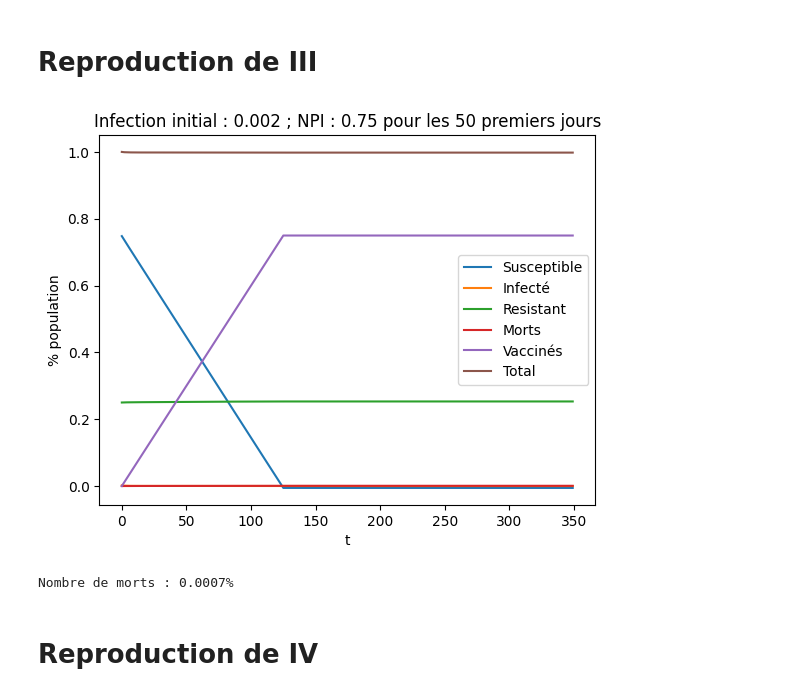
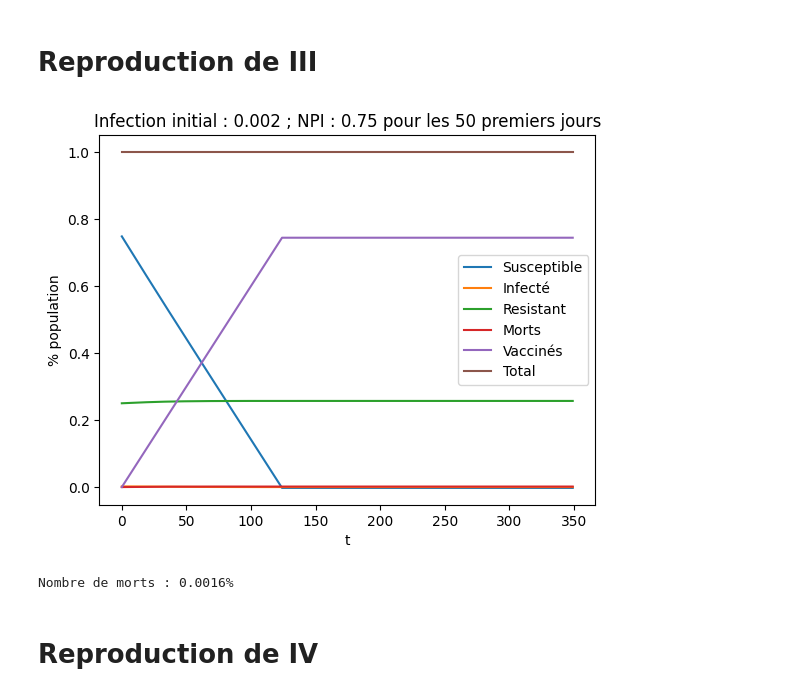
Before and after one commit to aaronmarciano/optimalcontrol, a Jupyter notebook: test.ipynb, the cells around one changed output. Drawn from its saved outputs; the diff is of its cells as text; code cells hidden in the pictures.

```diff
--- a/test.ipynb
+++ b/test.ipynb
@@ -26,6 +26,7 @@ for j in range(M):
         Xi[:, j, :, l] = C * max(Omega[l] - Omega[j], 0) / M
 
 T = 350 # durée de la simulation
+dt = 1
 pop = 10**6 # population totale
 h = 1 / pop
 
@@ -40,7 +41,7 @@ def psi(x):
         return -3 * (x**3)/(h**2) - 14 * (x**2) / h - 19 * x - 8 * h
 
 def Psi(X):
-    return np.array([psi(e) for e in X.reshape(X.size)]).reshape(X.shape)
+    return np.vectorize(psi)(X)
 # %%
 # Calcul des dérivées
 
@@ -65,27 +67,14 @@ def dD(I):
 # %%
 # Initialisation
 
-def n(t,S):
-    """Vaccination rate"""
-    if S>0:
-        return 0.006
-    else:
-        return 0
-
-def eta(t):
-    """intervention non pharmaceutique"""
-    if t<50:
-        return 0.75
-    else:
-        return 1
-
-I = np.zeros((N, M)) # matrice des infections initiale
-I[i0, j0] = 200 * 10**-5
-R = np.zeros((N, M)) # matrice des résistances initiale
-R[i0, j0] = 0.25
-
-S = 1 - np.sum(I) - np.sum(R)
-V = 0
-D = 0
+n = np.ones(T) * 0.006 # Taux de vaccination
+eta = np.concatenate(([0.75 for _ in range(50)], [1 for _ in range(T-50)])) # NPI
+I0 = np.zeros((N, M)) # matrice des infections initiale
+I0[i0, j0] = 200 * 10**-5
+R0 = np.zeros((N, M)) # matrice des résistances initiale
+R0[i0, j0] = 0.25
+S0 = 1 - np.sum(I0) - np.sum(R0)
+V0 = 0
+D0 = 0
 # %%
 # Simulation
@@ -117,23 +110,26 @@ for t in range(T):
 # %%
 # Résultats et Affichage
+S_l, I_l, R_l, V_l, D_l = simulation(S0, I0, R0, V0, D0, n, eta, 1, T)
+
+Is_l = [np.sum(I_l[t]) for t in range(int(T/dt))]
+Rs_l = [np.sum(R_l[t]) for t in range(int(T/dt))]
 
 plt.figure()
 plt.plot(S_l, label='Susceptible')
-plt.plot(I_l, label='Infecté')
-plt.plot(R_l, label='Resistant')
+plt.plot(Is_l, label='Infecté')
+plt.plot(Rs_l, label='Resistant')
 plt.plot(D_l, label='Morts')
 plt.plot(V_l, label='Vaccinés')
-plt.plot(S_l + I_l + R_l + D_l + V_l, label='Total')
+plt.plot(S_l + Is_l + Rs_l + D_l + V_l, label='Total')
 plt.xlabel('t')
-#plt.yscale('log')
 plt.ylabel('% population')
 plt.legend()
 plt.title(f"Infection initial : {200 * 10**-5} ; NPI : 0.75 pour les 50 premiers jours")
 plt.show()
 print(f"Nombre de morts : {round(D_l[-1],4)}%")
 # %% [output]
-[figure, old version]
+[figure, new version]
-Nombre de morts : 0.0007%
+Nombre de morts : 0.0016%
 # %% [markdown]
 # Reproduction de IV
 # %% [markdown]
```
Also changed, not shown: parts of 6 cells of this notebook.
